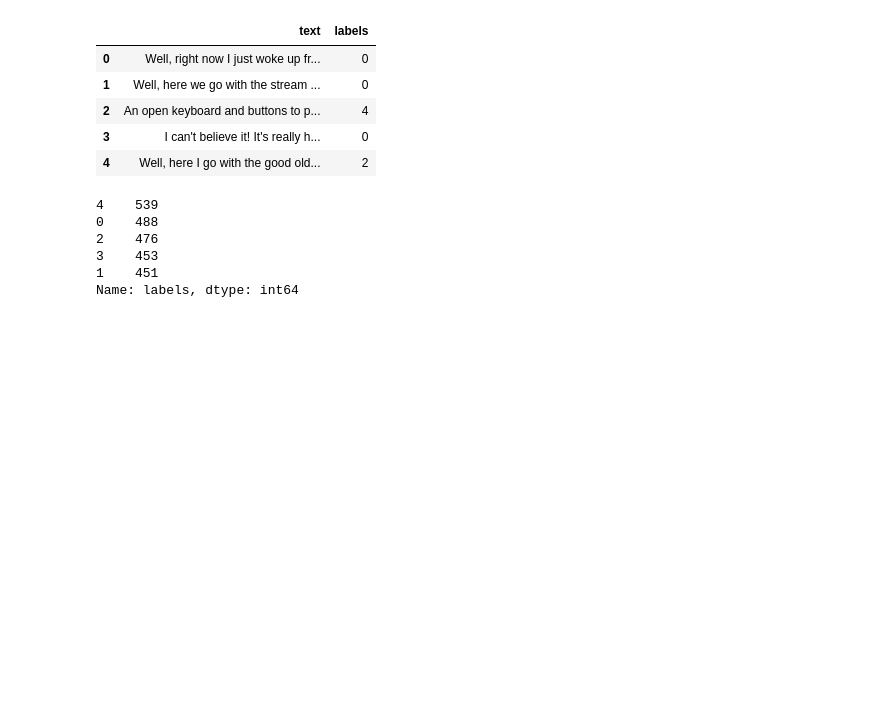
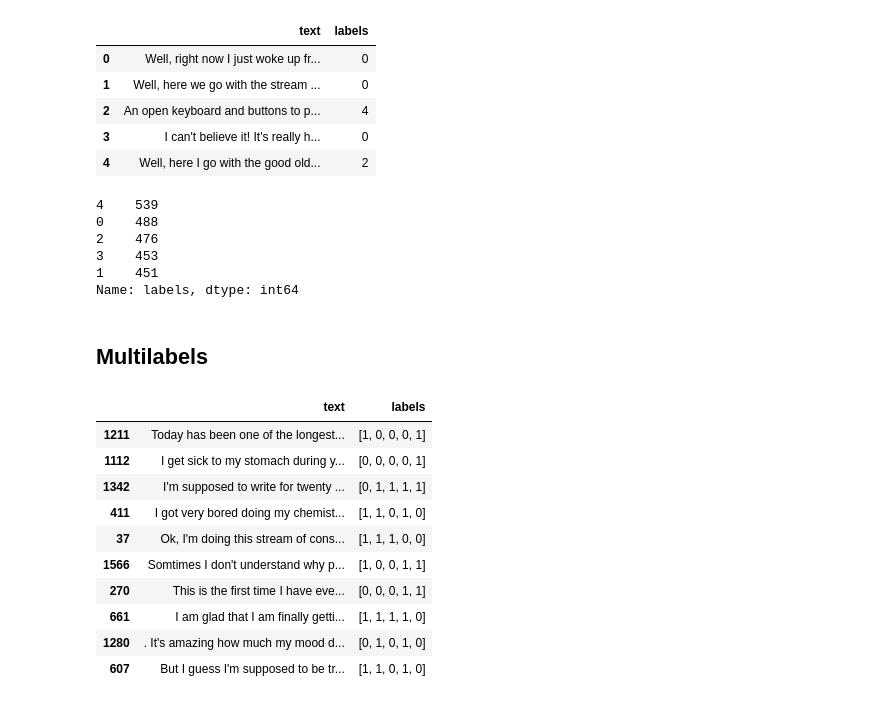
Before and after one commit to joycerlz/bigfive-text-classification, a Jupyter notebook: clean_essays.ipynb, the cells around one changed output. Cells and saved outputs as stored; diff of their text form; code cells hidden in the pictures; blank space fills up the shorter version.

Commit message:
added multilabel

```diff
--- a/clean_essays.ipynb
+++ b/clean_essays.ipynb
@@ -141,3 +141,48 @@ df['labels'].value_counts()
 3    453
 1    451
 Name: labels, dtype: int64
+# %% [markdown]
+## Multilabels
+# %%
+def convert_multilabels(row):
+  labels = [0] * 5
+  if row['agr'] == 'y':
+    labels[0] = 1  # Agreeableness
+  if row['ext'] == 'y':
+    labels[1] = 1  # Extraversion
+  if row['opn'] == 'y':
+    labels[2] = 1  # Openness
+  if row['con'] == 'y':
+    labels[3] = 1  # Conscientiousness
+  if row['neu'] == 'y':
+    labels[4] = 1  # Neuroticism
+  return labels
+# %%
+new_rows = []
+for index, row in df_pre.iterrows():
+  new_row = row.copy()
+  new_row['labels'] = convert_multilabels(row)
+  new_rows.append(new_row)
+
+# Create a new DataFrame from the list of new rows
+df = pd.DataFrame(new_rows)
+# %%
+df.drop(columns=['ext'], inplace=True)
+df.drop(columns=['neu'], inplace=True)
+df.drop(columns=['agr'], inplace=True)
+df.drop(columns=['con'], inplace=True)
+df.drop(columns=['opn'], inplace=True)
+# %%
+df.head()
+# %% [output]
+|  | text | labels |
+| 1211 | Today has been one of the longest... | [1, 0, 0, 0, 1] |
+| 1112 | I get sick to my stomach during y... | [0, 0, 0, 0, 1] |
+| 1342 | I'm supposed to write for twenty ... | [0, 1, 1, 1, 1] |
+| 411 | I got very bored doing my chemist... | [1, 1, 0, 1, 0] |
+| 37 | Ok, I'm doing this stream of cons... | [1, 1, 1, 0, 0] |
+| 1566 | Somtimes I don't understand why p... | [1, 0, 0, 1, 1] |
+| 270 | This is the first time I have eve... | [0, 0, 0, 1, 1] |
+| 661 | I am glad that I am finally getti... | [1, 1, 1, 1, 0] |
+| 1280 | . It's amazing how much my mood d... | [0, 1, 0, 1, 0] |
+| 607 | But I guess I'm supposed to be tr... | [1, 1, 0, 1, 0] |
```
Also changed, not shown: parts of 2 cells of this notebook.
